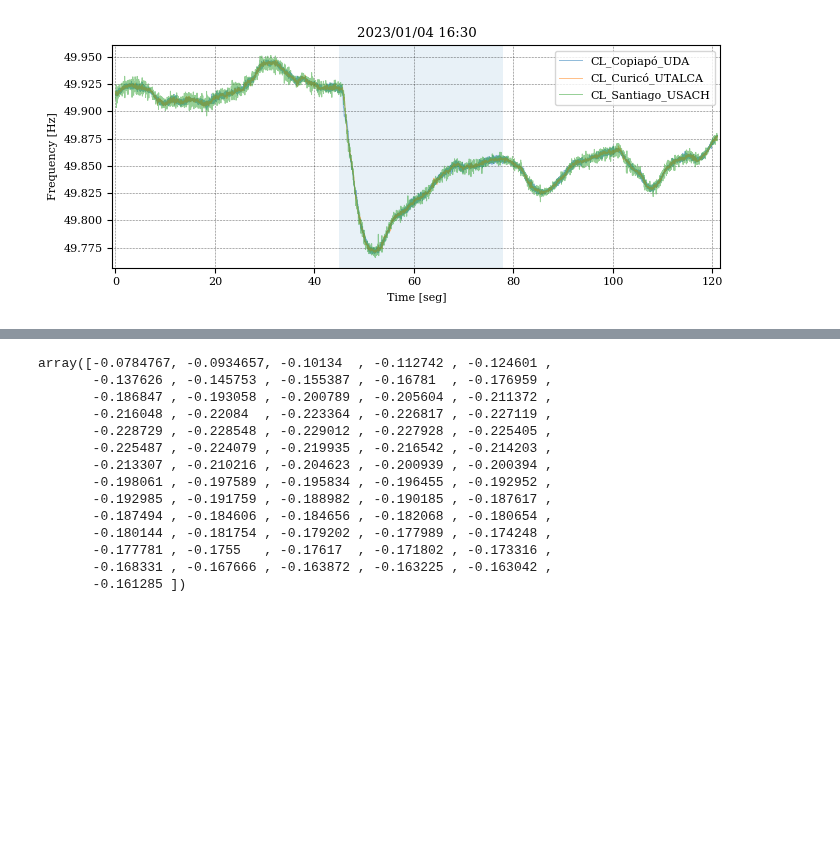
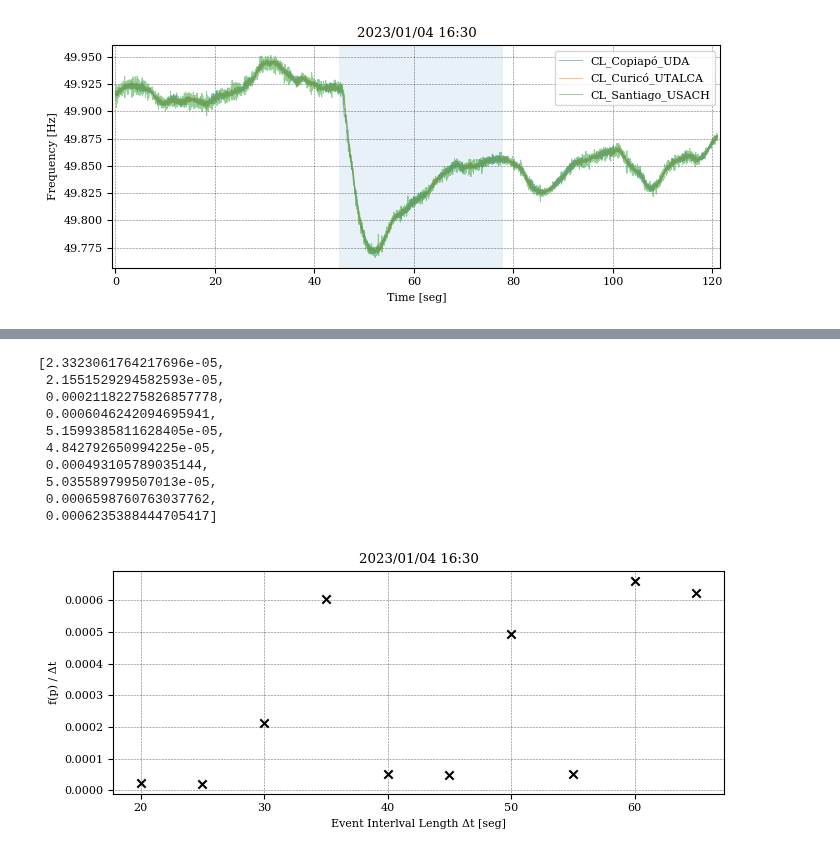
Before and after one commit to JoFeG/Differential-Evolution-Frequency-Model-Fitting, a Jupyter notebook: PaperFigures.ipynb, the cells around one changed output, grey strips where cells are left out. Saved outputs shown, nothing was run; the diff lists cells and outputs as text; code cells hidden in the pictures; blank space fills up the shorter version.

```diff
--- a/PaperFigures.ipynb
+++ b/PaperFigures.ipynb
@@ -133,17 +129,38 @@ for i in range(6):
 # %%
-event_freq
+instance = "2023_01_05-00_21_20"
+et = 15
+
+err = []
+ets = []
+for i in range(10):
+    et = et + 5
+    output_dir = f"test/test_interval_exp_paper/{et}/"
+
+    file = open(f"{output_dir}{instance}_sampled_result.p", 'rb')
+    result = pickle.load(file)
+    file.close()
+    err.append(result.fun/et)
+    ets.append(et)
+err
 # %% [output]
-array([-0.0784767, -0.0934657, -0.10134  , -0.112742 , -0.124601 ,
-       -0.137626 , -0.145753 , -0.155387 , -0.16781  , -0.176959 ,
-       -0.186847 , -0.193058 , -0.200789 , -0.205604 , -0.211372 ,
-       -0.216048 , -0.22084  , -0.223364 , -0.226817 , -0.227119 ,
-       -0.228729 , -0.228548 , -0.229012 , -0.227928 , -0.225405 ,
-       -0.225487 , -0.224079 , -0.219935 , -0.216542 , -0.214203 ,
-       -0.213307 , -0.210216 , -0.204623 , -0.200939 , -0.200394 ,
-       -0.198061 , -0.197589 , -0.195834 , -0.196455 , -0.192952 ,
-       -0.192985 , -0.191759 , -0.188982 , -0.190185 , -0.187617 ,
-       -0.187494 , -0.184606 , -0.184656 , -0.182068 , -0.180654 ,
-       -0.180144 , -0.181754 , -0.179202 , -0.177989 , -0.174248 ,
-       -0.177781 , -0.1755   , -0.17617  , -0.171802 , -0.173316 ,
-       -0.168331 , -0.167666 , -0.163872 , -0.163225 , -0.163042 ,
-       -0.161285 ])
+[2.3323061764217696e-05,
+ 2.1551529294582593e-05,
+ 0.00021182275826857778,
+ 0.0006046242094695941,
+ 5.1599385811628405e-05,
+ 4.842792650994225e-05,
+ 0.000493105789035144,
+ 5.035589799507013e-05,
+ 0.0006598760763037762,
+ 0.0006235388444705417]
+# %%
+fig = plt.figure(figsize=(7,3))
+plt.scatter(ets, err, color = "k", marker = "x")
+plt.title("2023/01/04 16:30")
+plt.xlabel("Event Interlval Length Δt [seg]")
+plt.ylabel("f(p) / Δt")
+plt.grid(color='k', linestyle='dotted', linewidth=.4)
+fig.tight_layout()
+plt.savefig('./img/ExpIntervalErrs.pdf')
+# %% [output]
+[figure, added]
```
Also changed, not shown: parts of 3 cells of this notebook, 36 other files.
